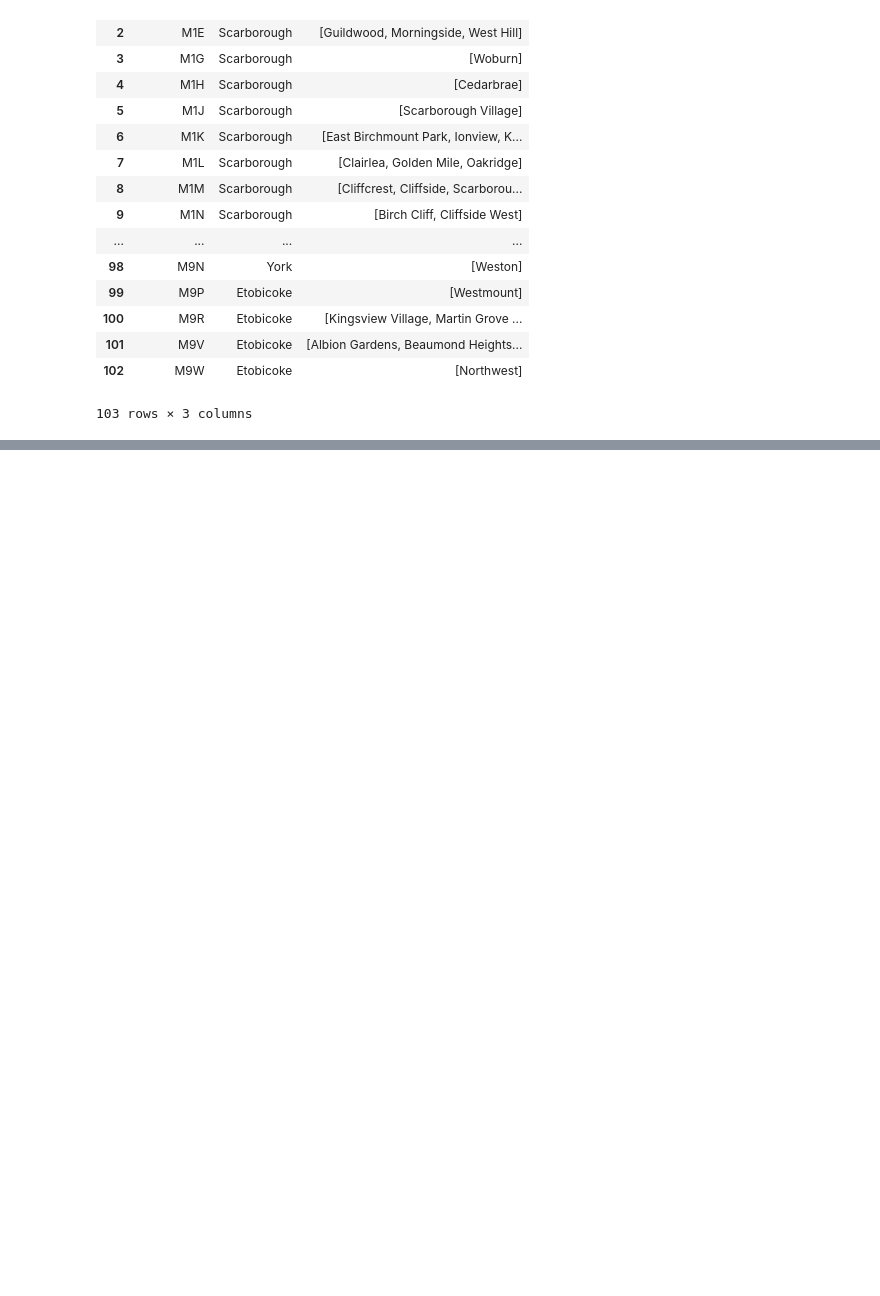
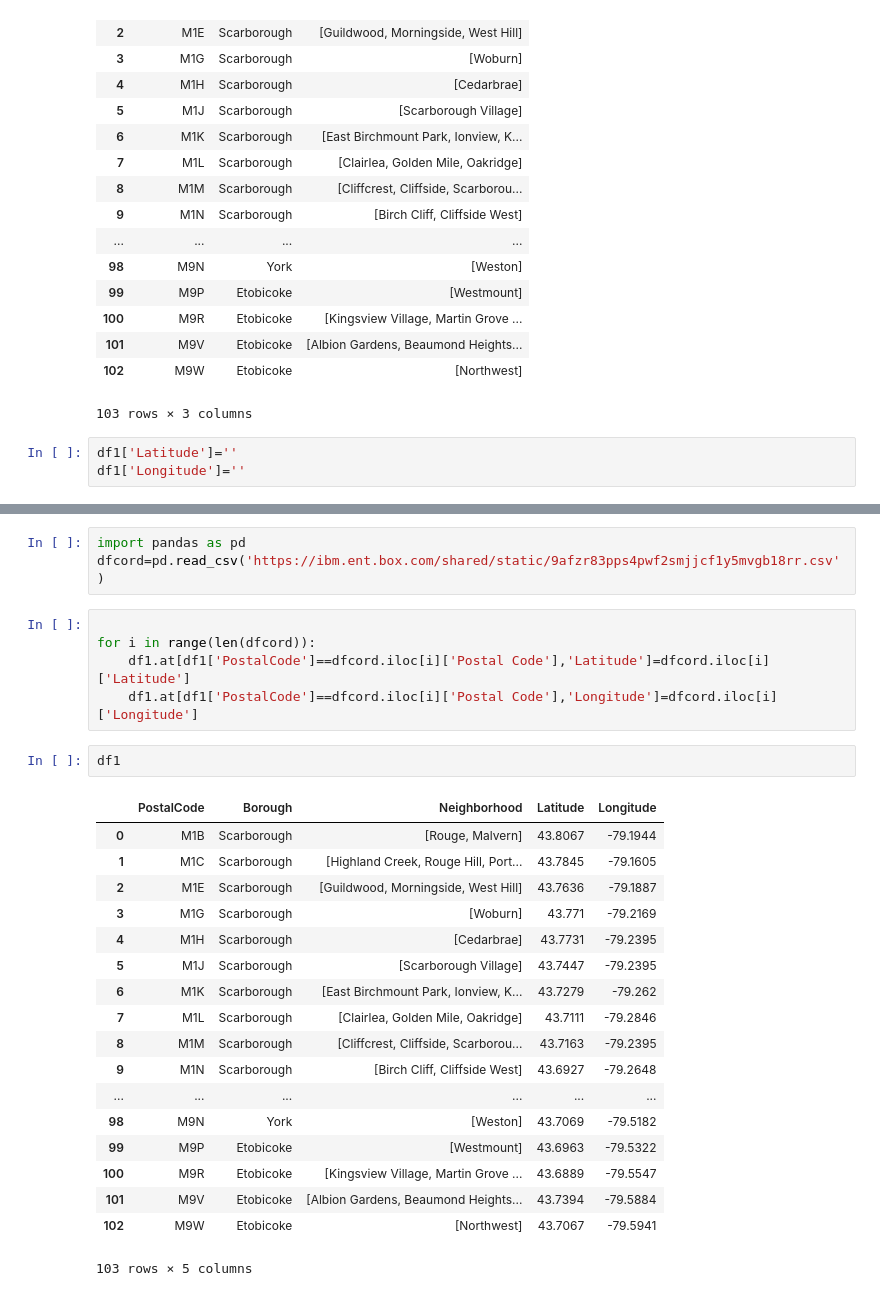
Before and after one commit to uniquejtx/Coursera_IBMDataScience_Capstone, a Jupyter notebook: proj_wk3.ipynb, the cells around one changed output, grey strips where cells are left out. Cells and saved outputs as stored; diff of their text form; blank space fills up the shorter version.

```diff
--- a/proj_wk3.ipynb
+++ b/proj_wk3.ipynb
@@ -55,3 +55,6 @@ df1
 | 101 | M9V | Etobicoke | [Albion Gardens, Beaumond Heights... |
 | 102 | M9W | Etobicoke | [Northwest] |
 103 rows × 3 columns
+# %%
+df1['Latitude']=''
+df1['Longitude']=''
@@ -57,0 +70,29 @@ df1
+# %%
+import pandas as pd
+dfcord=pd.read_csv('https://ibm.ent.box.com/shared/static/9afzr83pps4pwf2smjjcf1y5mvgb18rr.csv')
+# %%
+
+for i in range(len(dfcord)):
+    df1.at[df1['PostalCode']==dfcord.iloc[i]['Postal Code'],'Latitude']=dfcord.iloc[i]['Latitude']
+    df1.at[df1['PostalCode']==dfcord.iloc[i]['Postal Code'],'Longitude']=dfcord.iloc[i]['Longitude']
+# %%
+df1
+# %% [output]
+|  | PostalCode | Borough | Neighborhood | Latitude | Longitude |
+| 0 | M1B | Scarborough | [Rouge, Malvern] | 43.8067 | -79.1944 |
+| 1 | M1C | Scarborough | [Highland Creek, Rouge Hill, Port... | 43.7845 | -79.1605 |
+| 2 | M1E | Scarborough | [Guildwood, Morningside, West Hill] | 43.7636 | -79.1887 |
+| 3 | M1G | Scarborough | [Woburn] | 43.771 | -79.2169 |
+| 4 | M1H | Scarborough | [Cedarbrae] | 43.7731 | -79.2395 |
+| 5 | M1J | Scarborough | [Scarborough Village] | 43.7447 | -79.2395 |
+| 6 | M1K | Scarborough | [East Birchmount Park, Ionview, K... | 43.7279 | -79.262 |
+| 7 | M1L | Scarborough | [Clairlea, Golden Mile, Oakridge] | 43.7111 | -79.2846 |
+| 8 | M1M | Scarborough | [Cliffcrest, Cliffside, Scarborou... | 43.7163 | -79.2395 |
+| 9 | M1N | Scarborough | [Birch Cliff, Cliffside West] | 43.6927 | -79.2648 |
+| ... | ... | ... | ... | ... | ... |
+| 98 | M9N | York | [Weston] | 43.7069 | -79.5182 |
+| 99 | M9P | Etobicoke | [Westmount] | 43.6963 | -79.5322 |
+| 100 | M9R | Etobicoke | [Kingsview Village, Martin Grove ... | 43.6889 | -79.5547 |
+| 101 | M9V | Etobicoke | [Albion Gardens, Beaumond Heights... | 43.7394 | -79.5884 |
+| 102 | M9W | Etobicoke | [Northwest] | 43.7067 | -79.5941 |
+103 rows × 5 columns
```
Also changed, not shown: parts of 3 cells of this notebook.
